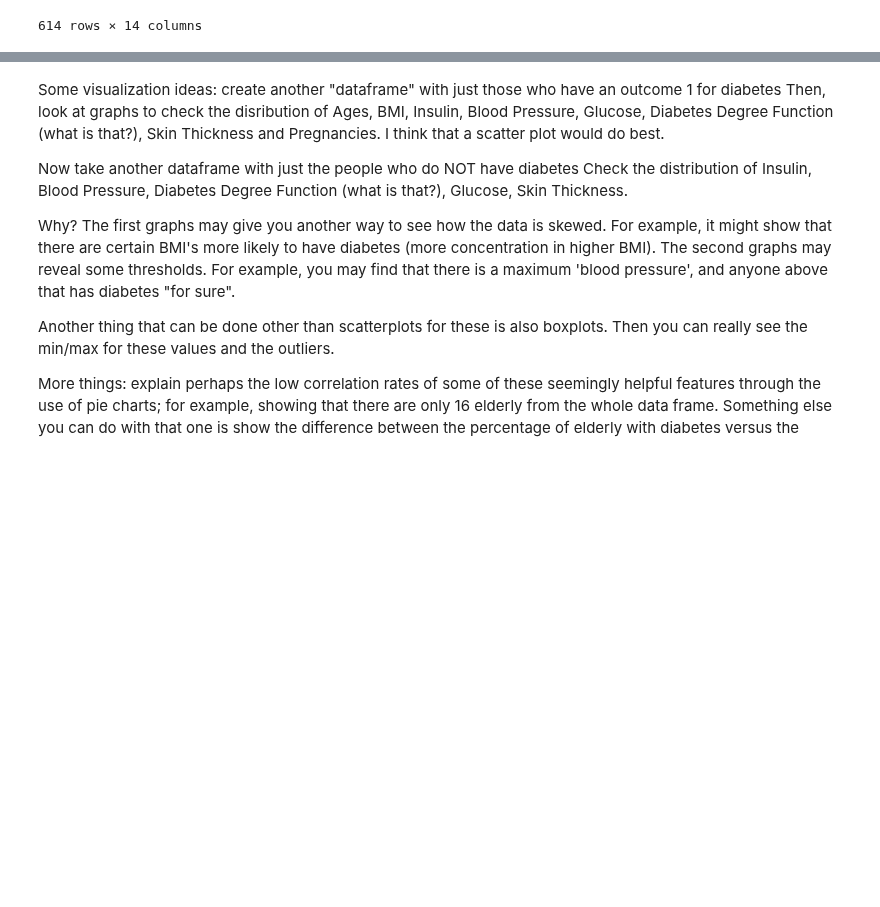
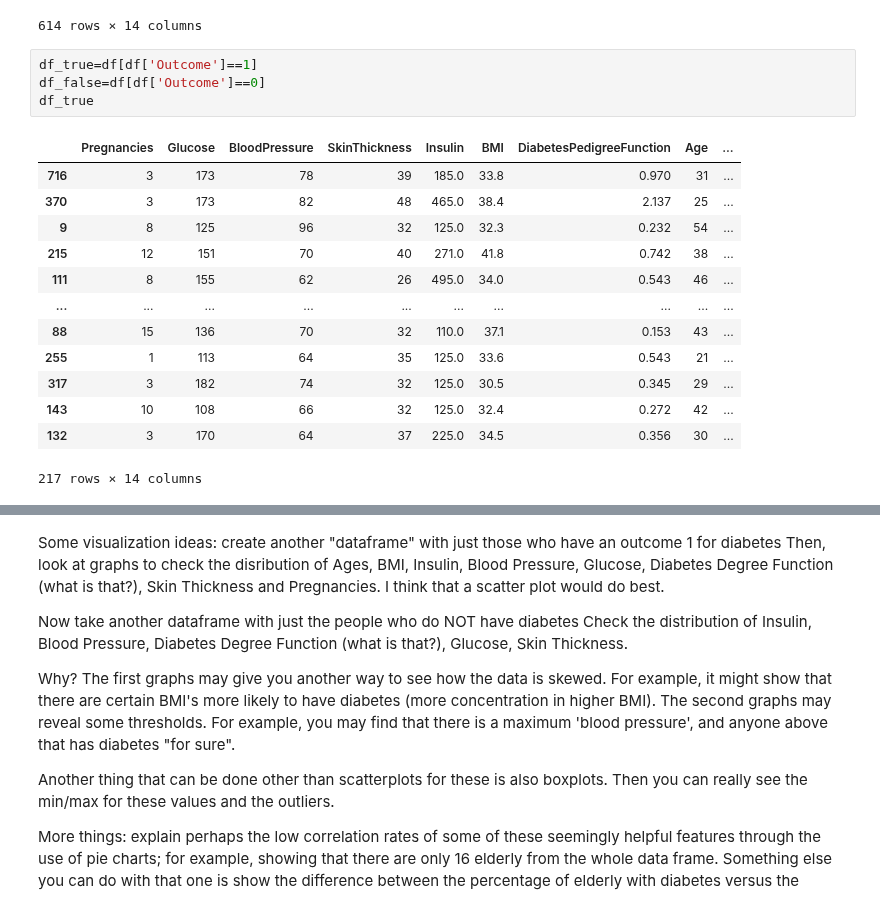
Before and after one commit to Aviost111/Diabetes_Predictions, a Jupyter notebook: Visualization.ipynb, the cells around one changed output, grey strips where cells are left out. Saved outputs shown, nothing was run; the diff lists cells and outputs as text; blank space fills up the shorter version.

```diff
--- a/Visualization.ipynb
+++ b/Visualization.ipynb
@@ -20,3 +20,21 @@ df
 | 318 | 3 | 115 | 66 | 39 | 140.0 | 38.1 | 0.150 | 28 | ... |
 | 132 | 3 | 170 | 64 | 37 | 225.0 | 34.5 | 0.356 | 30 | ... |
 614 rows × 14 columns
+# %%
+df_true=df[df['Outcome']==1]
+df_false=df[df['Outcome']==0]
+df_true
+# %% [output]
+|  | Pregnancies | Glucose | BloodPressure | SkinThickness | Insulin | BMI | DiabetesPedigreeFunction | Age | ... |
+| 716 | 3 | 173 | 78 | 39 | 185.0 | 33.8 | 0.970 | 31 | ... |
+| 370 | 3 | 173 | 82 | 48 | 465.0 | 38.4 | 2.137 | 25 | ... |
+| 9 | 8 | 125 | 96 | 32 | 125.0 | 32.3 | 0.232 | 54 | ... |
+| 215 | 12 | 151 | 70 | 40 | 271.0 | 41.8 | 0.742 | 38 | ... |
+| 111 | 8 | 155 | 62 | 26 | 495.0 | 34.0 | 0.543 | 46 | ... |
+| ... | ... | ... | ... | ... | ... | ... | ... | ... | ... |
+| 88 | 15 | 136 | 70 | 32 | 110.0 | 37.1 | 0.153 | 43 | ... |
+| 255 | 1 | 113 | 64 | 35 | 125.0 | 33.6 | 0.543 | 21 | ... |
+| 317 | 3 | 182 | 74 | 32 | 125.0 | 30.5 | 0.345 | 29 | ... |
+| 143 | 10 | 108 | 66 | 32 | 125.0 | 32.4 | 0.272 | 42 | ... |
+| 132 | 3 | 170 | 64 | 37 | 225.0 | 34.5 | 0.356 | 30 | ... |
+217 rows × 14 columns
```
Also changed, not shown: parts of 2 cells of this notebook, 1 other file.
